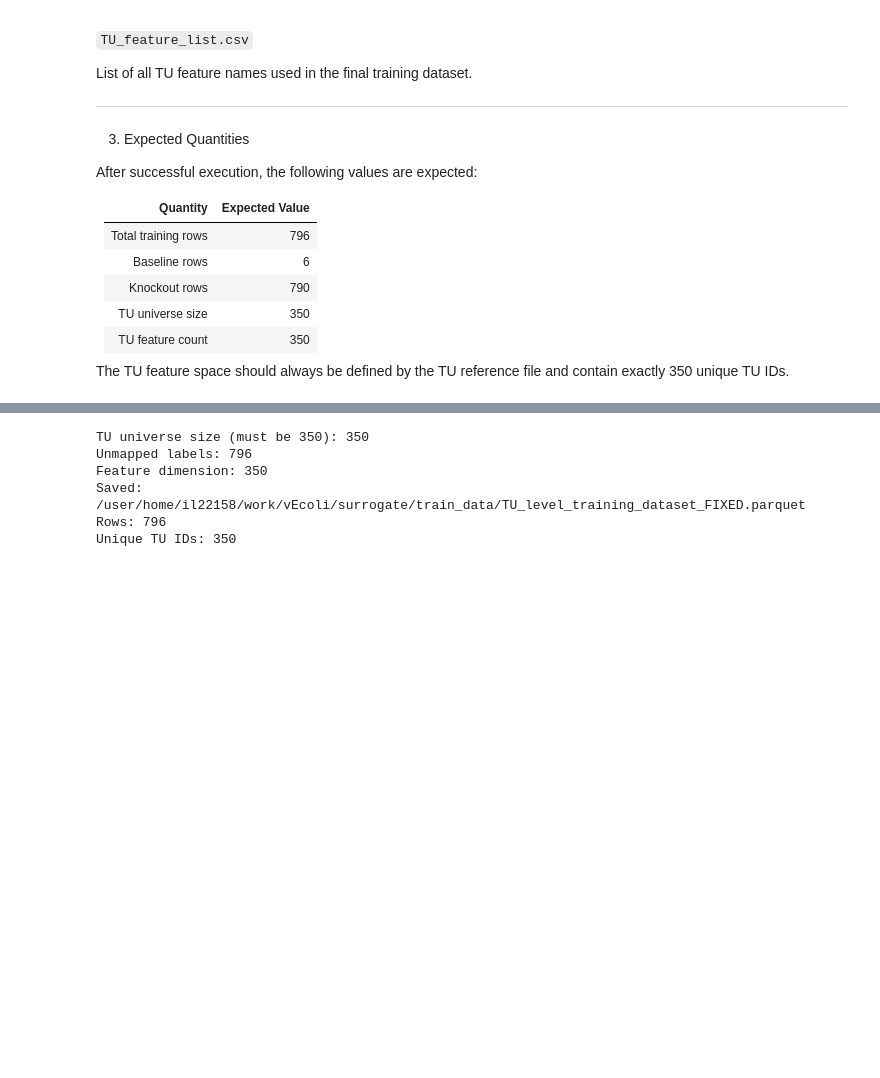
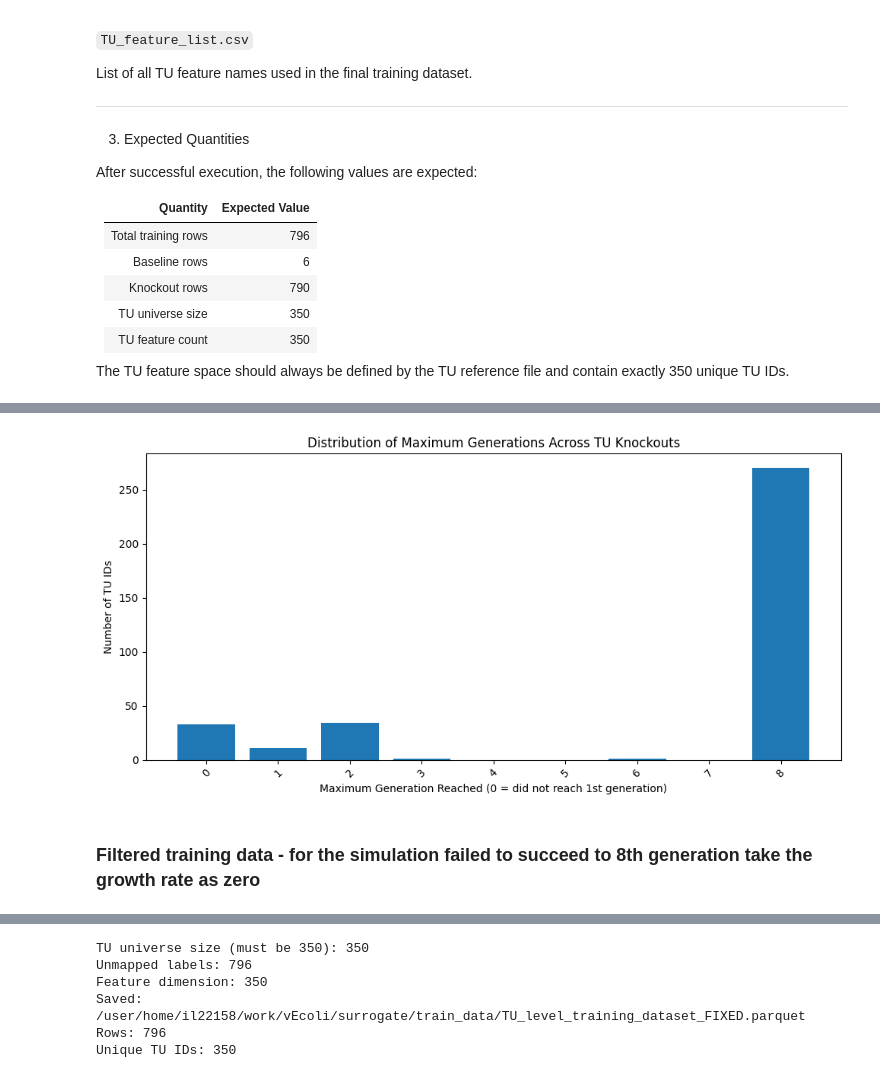
Before and after one commit to katha815/vEcoli-Local, a Jupyter notebook: surrogate/baseline_regression.ipynb, the cells around one changed output, grey strips where cells are left out. Drawn from its saved outputs; the diff is of its cells as text; code cells hidden in the pictures; blank space fills up the shorter version.

```diff
--- a/surrogate/baseline_regression.ipynb
+++ b/surrogate/baseline_regression.ipynb
@@ -1395,0 +2319,36 @@ The TU feature space should always be defined by the TU reference file and conta
+# %%
+"""Inspect the max generation distribution across TUs only"""
+
+import numpy as np
+import pandas as pd
+import matplotlib.pyplot as plt
+
+# Count TUs at each maximum generation
+gen_df["max_generation"] = gen_df["max_generation"].fillna(0)
+
+gen_counts = (
+    gen_df["max_generation"]
+    .value_counts()
+    .sort_index()
+)
+
+# Ensure 0 is included even if absent
+all_gens = np.arange(0, gen_counts.index.max() + 1)
+gen_counts = gen_counts.reindex(all_gens, fill_value=0)
+
+# Plot
+plt.figure(figsize=(10, 5))
+
+plt.bar(gen_counts.index, gen_counts.values)
+
+plt.xlabel("Maximum Generation Reached (0 = did not reach 1st generation)")
+plt.ylabel("Number of TU IDs")
+plt.title("Distribution of Maximum Generations Across TU Knockouts")
+
+plt.xticks(gen_counts.index, rotation=45)
+plt.tight_layout()
+plt.show()
+# %% [output]
+[figure, added]
+# %% [markdown]
+### Filtered training data - for the simulation failed to succeed to 8th generation take the growth rate as zero
```
Also changed, not shown: parts of 66 cells of this notebook, 58 other files.
